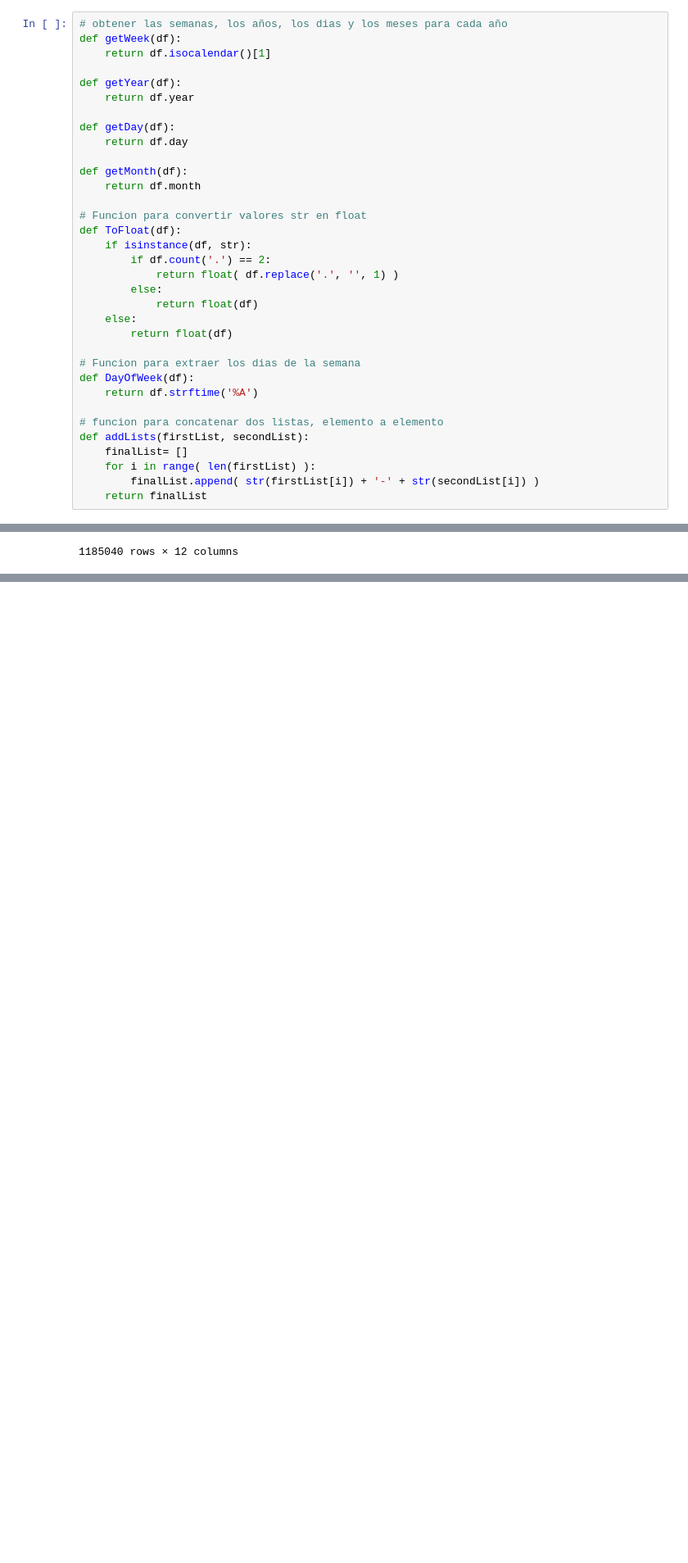
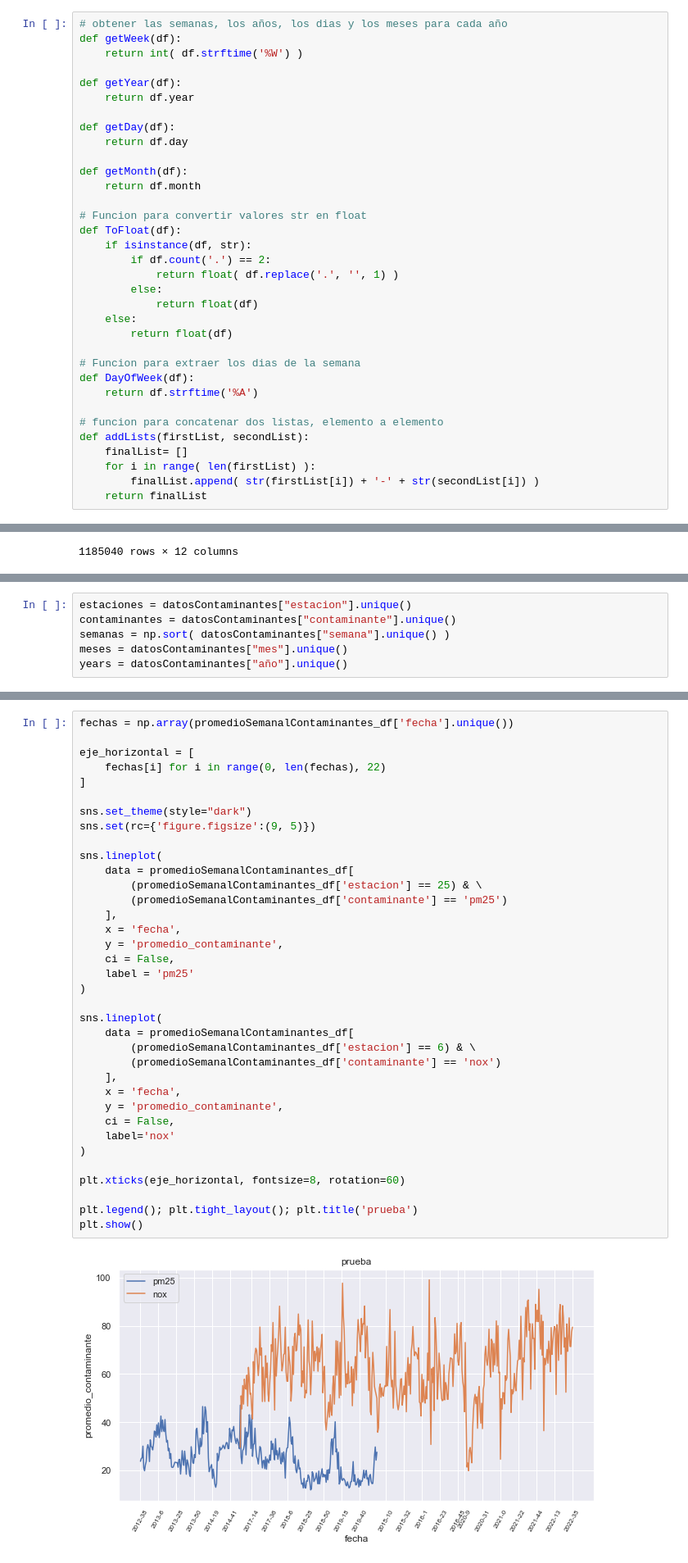
Before and after one commit to LeoUribC/CITRA_DataScience, a Jupyter notebook: Contaminantes/Estudios_PM25.ipynb, the cells around one changed output, grey strips where cells are left out. Shown at 82% size. Saved outputs shown, nothing was run; the diff lists cells and outputs as text; blank space fills up the shorter version.

```diff
--- a/Contaminantes/Estudios_PM25.ipynb
+++ b/Contaminantes/Estudios_PM25.ipynb
@@ -32,7 +31,7 @@ Limpieza de los datos para evitar errores y dejarlos ordenados:
 # %%
 # obtener las semanas, los años, los dias y los meses para cada año
 def getWeek(df):
-    return df.isocalendar()[1]
+    return int( df.strftime('%W') )
 
 def getYear(df):
     return df.year
@@ -99,0 +127,6 @@ datosContaminantes
+# %%
+estaciones = datosContaminantes["estacion"].unique()
+contaminantes = datosContaminantes["contaminante"].unique()
+semanas = np.sort( datosContaminantes["semana"].unique() )
+meses = datosContaminantes["mes"].unique()
+years = datosContaminantes["año"].unique()
@@ -99,0 +201,38 @@ datosContaminantes
+# %%
+fechas = np.array(promedioSemanalContaminantes_df['fecha'].unique())
+
+eje_horizontal = [
+    fechas[i] for i in range(0, len(fechas), 22)
+]
+
+sns.set_theme(style="dark")
+sns.set(rc={'figure.figsize':(9, 5)})
+
+sns.lineplot(
+    data = promedioSemanalContaminantes_df[
+        (promedioSemanalContaminantes_df['estacion'] == 25) & \
+        (promedioSemanalContaminantes_df['contaminante'] == 'pm25')
+    ],
+    x = 'fecha',
+    y = 'promedio_contaminante',
+    ci = False,
+    label = 'pm25'
+)
+
+sns.lineplot(
+    data = promedioSemanalContaminantes_df[
+        (promedioSemanalContaminantes_df['estacion'] == 6) & \
+        (promedioSemanalContaminantes_df['contaminante'] == 'nox')
+    ],
+    x = 'fecha',
+    y = 'promedio_contaminante',
+    ci = False,
+    label='nox'
+)
+
+plt.xticks(eje_horizontal, fontsize=8, rotation=60)
+
+plt.legend(); plt.tight_layout(); plt.title('prueba')
+plt.show()
+# %% [output]
+[figure, added]
```
Also changed, not shown: parts of 8 cells of this notebook, 4 other files.
